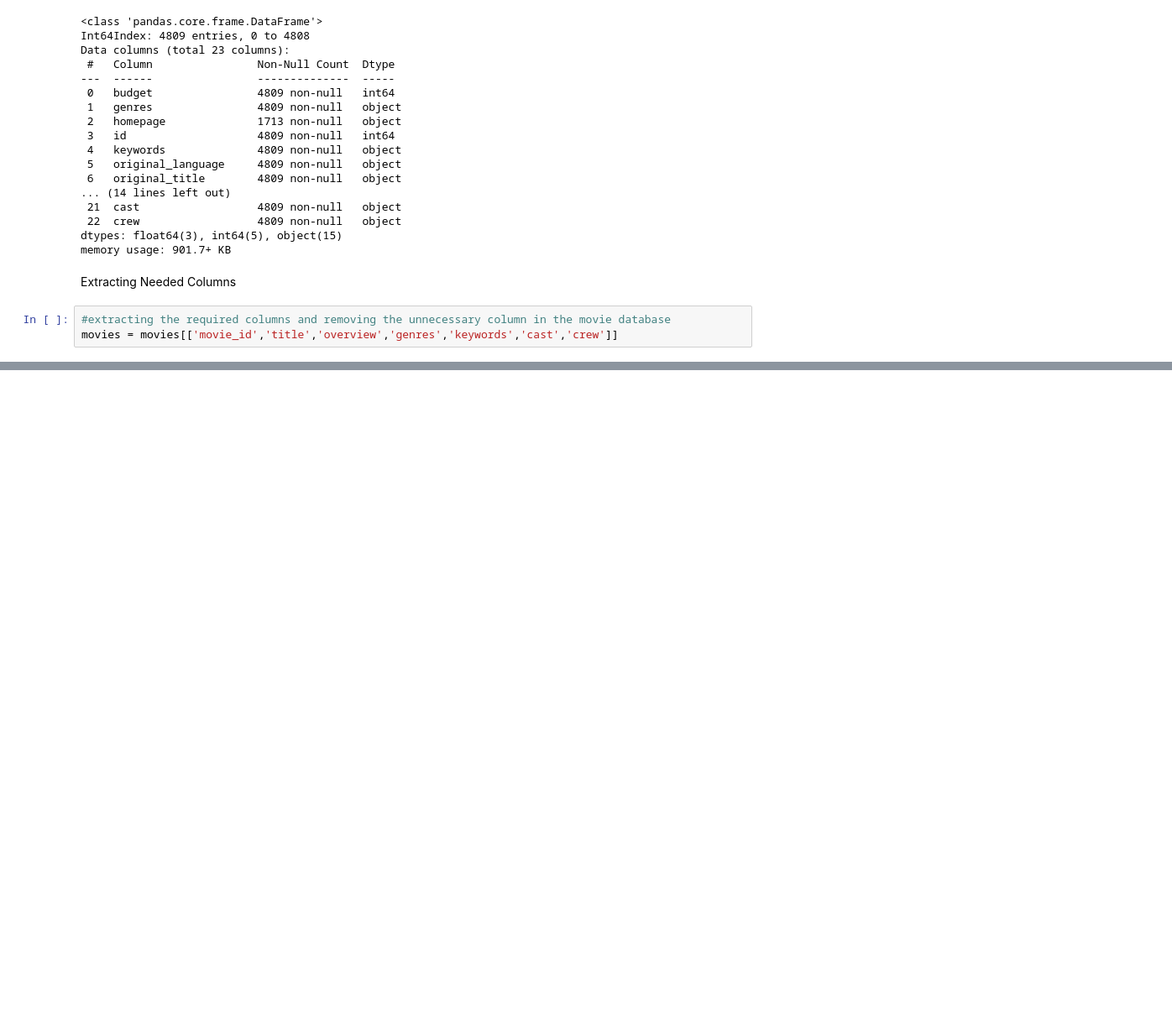
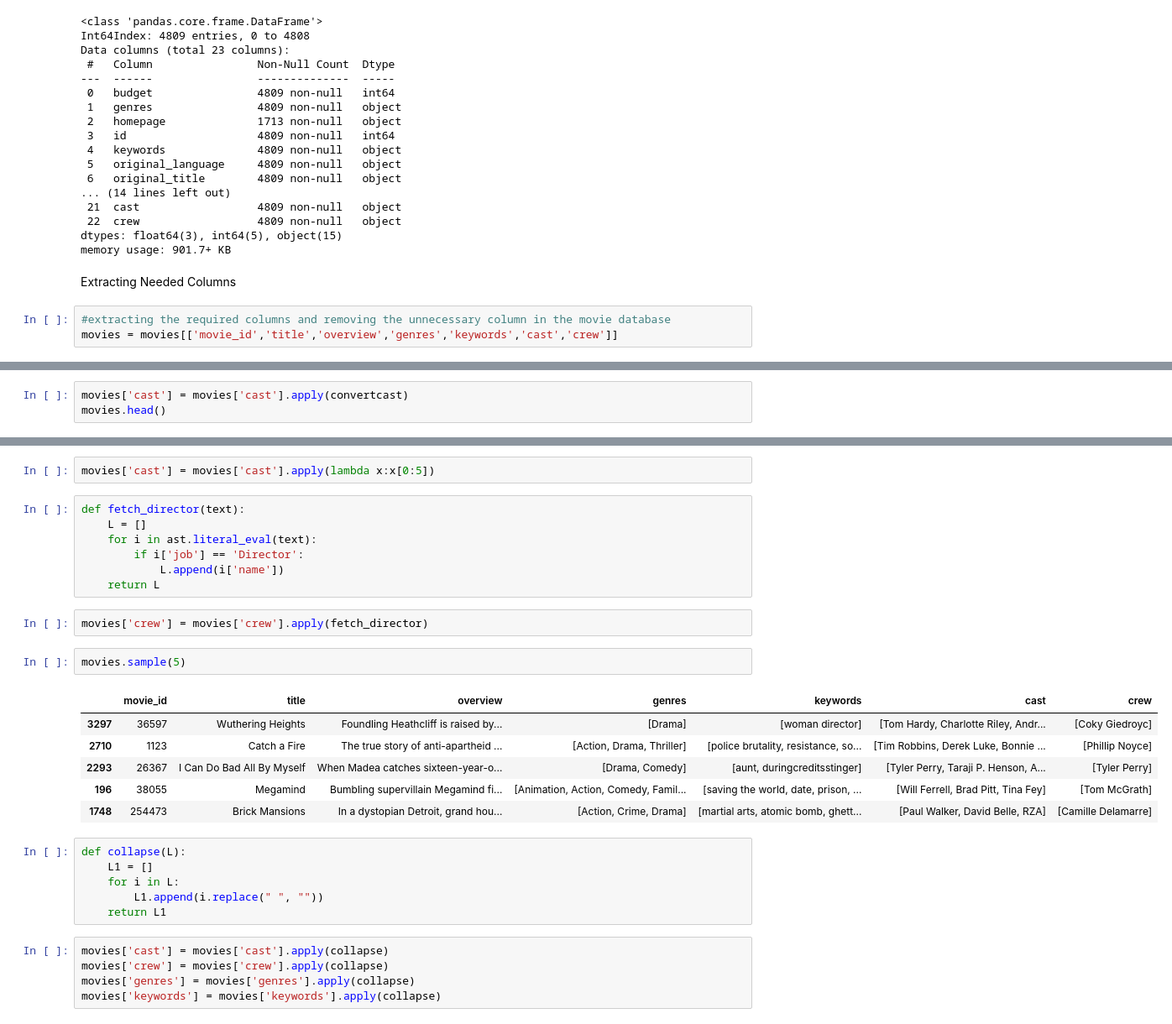
Before and after one commit to iamabhaytiwari343/movie-recommender, a Jupyter notebook: data_preprocessing.ipynb, the cells around one changed output, grey strips where cells are left out. Shown: that part at 84% size. Saved outputs shown, nothing was run; the diff lists cells and outputs as text; blank space fills up the shorter version.

```diff
--- a/data_preprocessing.ipynb
+++ b/data_preprocessing.ipynb
@@ -74,0 +145,3 @@ movies = movies[['movie_id','title','overview','genres','keywords','cast','crew'
+# %%
+movies['cast'] = movies['cast'].apply(convertcast)
+movies.head()
@@ -74,0 +155,31 @@ movies = movies[['movie_id','title','overview','genres','keywords','cast','crew'
+# %%
+movies['cast'] = movies['cast'].apply(lambda x:x[0:5])
+# %%
+def fetch_director(text):
+    L = []
+    for i in ast.literal_eval(text):
+        if i['job'] == 'Director':
+            L.append(i['name'])
+    return L
+# %%
+movies['crew'] = movies['crew'].apply(fetch_director)
+# %%
+movies.sample(5)
+# %% [output]
+|  | movie_id | title | overview | genres | keywords | cast | crew |
+| 3297 | 36597 | Wuthering Heights | Foundling Heathcliff is raised by... | [Drama] | [woman director] | [Tom Hardy, Charlotte Riley, Andr... | [Coky Giedroyc] |
+| 2710 | 1123 | Catch a Fire | The true story of anti-apartheid ... | [Action, Drama, Thriller] | [police brutality, resistance, so... | [Tim Robbins, Derek Luke, Bonnie ... | [Phillip Noyce] |
+| 2293 | 26367 | I Can Do Bad All By Myself | When Madea catches sixteen-year-o... | [Drama, Comedy] | [aunt, duringcreditsstinger] | [Tyler Perry, Taraji P. Henson, A... | [Tyler Perry] |
+| 196 | 38055 | Megamind | Bumbling supervillain Megamind fi... | [Animation, Action, Comedy, Famil... | [saving the world, date, prison, ... | [Will Ferrell, Brad Pitt, Tina Fey] | [Tom McGrath] |
+| 1748 | 254473 | Brick Mansions | In a dystopian Detroit, grand hou... | [Action, Crime, Drama] | [martial arts, atomic bomb, ghett... | [Paul Walker, David Belle, RZA] | [Camille Delamarre] |
+# %%
+def collapse(L):
+    L1 = []
+    for i in L:
+        L1.append(i.replace(" ", ""))
+    return L1
+# %%
+movies['cast'] = movies['cast'].apply(collapse)
+movies['crew'] = movies['crew'].apply(collapse)
+movies['genres'] = movies['genres'].apply(collapse)
+movies['keywords'] = movies['keywords'].apply(collapse)
```
Also changed, not shown: parts of 17 cells of this notebook, 1 other file.
